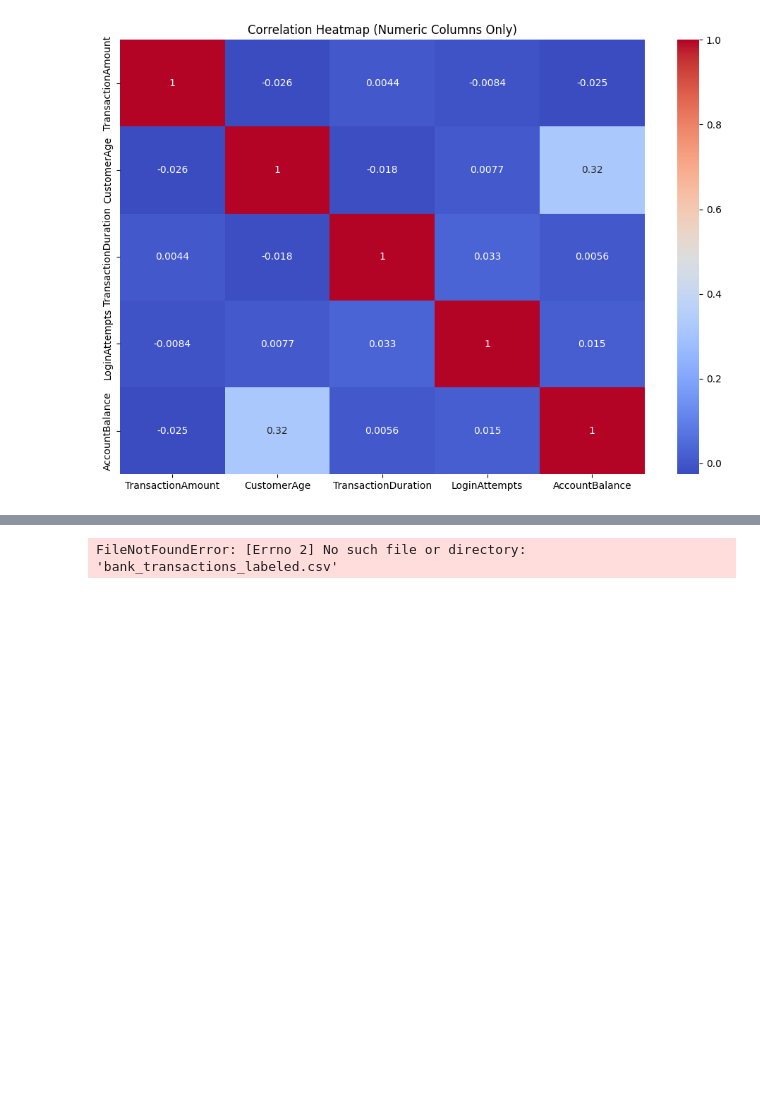
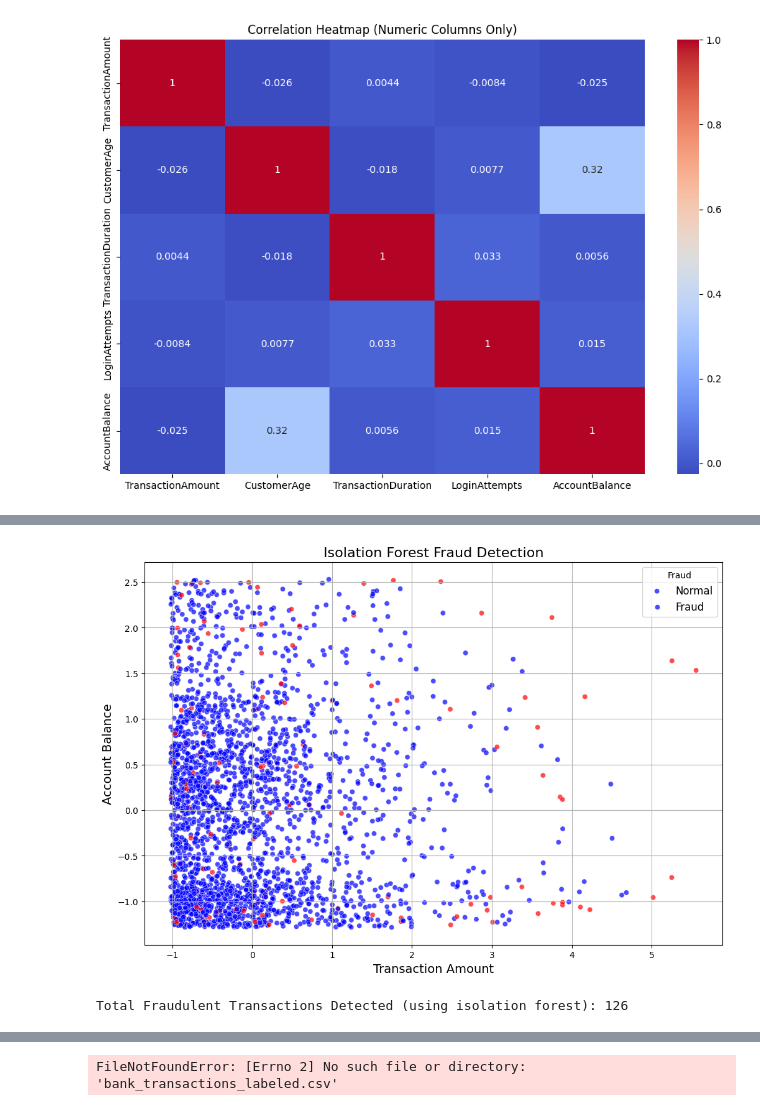
Before and after one commit to Charlenelzq/INF2008_Project, a Jupyter notebook: main.ipynb, the cells around one changed output, grey strips where cells are left out. Cells and saved outputs as stored; diff of their text form; code cells hidden in the pictures; blank space fills up the shorter version.

Commit message:
dbscan and isolation forest

```diff
--- a/main.ipynb
+++ b/main.ipynb
@@ -253,0 +267,29 @@ print(processed_data.describe())
+# %%
+# Apply Isolation Forest
+iso_forest = IsolationForest(contamination=0.05, random_state=42)
+features = data.drop(columns=['Fraud', 'TransactionDate', 'PreviousTransactionDate']).columns
+data["Fraud_IF"] = iso_forest.fit_predict(data[features])
+data["Fraud_IF"] = data["Fraud_IF"].map({1: 0, -1: 1})
+total_iso_fraud_points = data['Fraud_IF'].sum()
+data['Fraud'] |= data['Fraud_IF']
+
+# Scatterplot to visualize fraud points
+plt.figure(figsize=(12, 8))
+sns.scatterplot(
+    x=data['TransactionAmount'],
+    y=data['AccountBalance'],
+    hue=data['Fraud_IF'],
+    palette={True: 'red', False: 'blue'},
+    alpha=0.7
+)
+plt.title('Isolation Forest Fraud Detection', fontsize=16)
+plt.xlabel('Transaction Amount', fontsize=14)
+plt.ylabel('Account Balance', fontsize=14)
+plt.legend(title='Fraud', labels=['Normal', 'Fraud'], fontsize=12)
+plt.grid(True)
+plt.show()
+
+print(f"Total Fraudulent Transactions Detected (using isolation forest): {total_iso_fraud_points}")
+# %% [output]
+[figure, added]
+Total Fraudulent Transactions Detected (using isolation forest): 126
```
Also changed, not shown: parts of 6 cells of this notebook.
